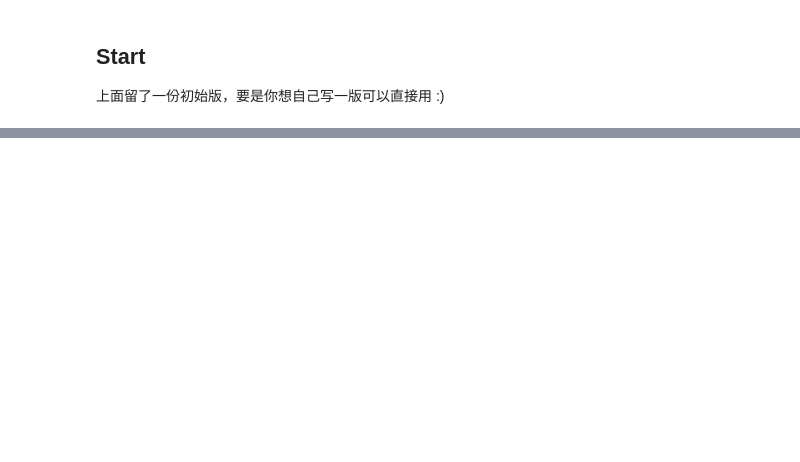
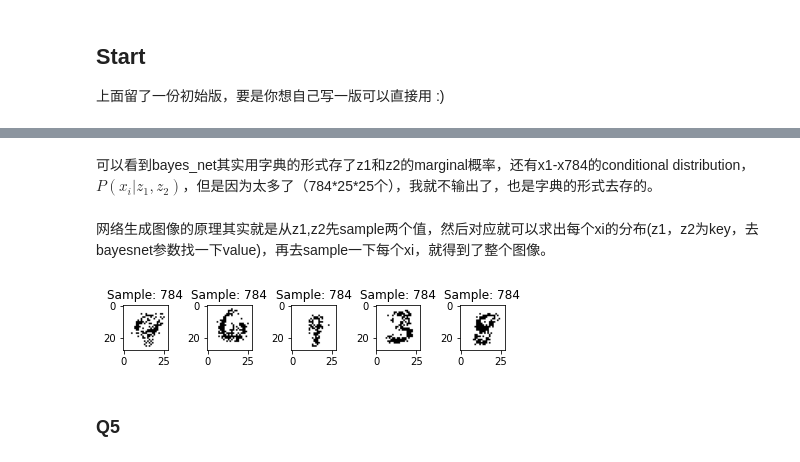
Before and after one commit to XuRui314/CS228-PGM, a Jupyter notebook: CS_228_hw_1.ipynb, the cells around one changed output, grey strips where cells are left out. Drawn from its saved outputs; the diff is of its cells as text; code cells hidden in the pictures; blank space fills up the shorter version.

```diff
--- a/CS_228_hw_1.ipynb
+++ b/CS_228_hw_1.ipynb
@@ -269,0 +275,2 @@ if __name__== '__main__':
+# %% [markdown]
+可以看到bayes_net其实用字典的形式存了z1和z2的marginal概率，还有x1-x784的conditional distribution，$P(x_i | z_1, z_2)$，但是因为太多了（784\*25\*25个），我就不输出了，也是字典的形式去存的。
@@ -269,0 +279,19 @@ if __name__== '__main__':
+# %% [markdown]
+网络生成图像的原理其实就是从z1,z2先sample两个值，然后对应就可以求出每个xi的分布(z1，z2为key，去bayesnet参数找一下value)，再去sample一下每个xi，就得到了整个图像。
+# %%
+import random
+def sampleZ(probability_z):
+  # probability_z 是那个字典
+  values = list(probability_z.keys())
+  probs = list(probability_z.values())
+
+  sampled = np.random.multinomial(1, probs)
+  index = np.where(sampled == 1)[0][0]
+  return values[index]
+
+def sampleBinary(probability_x):
+  # probability_x 代表取值为1的概率（其实我也不知道是1还是0hhh，后面看生成的图片是啥样就知道了
+  # 设反了，底色变成白的了，感觉也无所谓拉 :)
+  if(probability_x > random.random() ):
+    return 0
+  return 1
@@ -269,0 +322,31 @@ if __name__== '__main__':
+# %%
+# 来跑一下
+def main():
+
+  global disc_z1, disc_z2
+  n_disc_z = 25
+  disc_z1 = np.linspace(-3, 3, n_disc_z)
+  disc_z2 = np.linspace(-3, 3, n_disc_z)
+
+  global bayes_net
+  bayes_net = load_model('trained_mnist_model')
+
+  '''
+  TODO: Using the above Bayesian Network model, complete the following parts.
+  '''
+
+  q4()
+  return
+  q5()
+  q6()
+  q7()
+
+  return
+
+if __name__== '__main__':
+
+  main()
+# %% [output]
+[figure, added]
+# %% [markdown]
+### Q5
```
Also changed, not shown: parts of 20 cells of this notebook.
